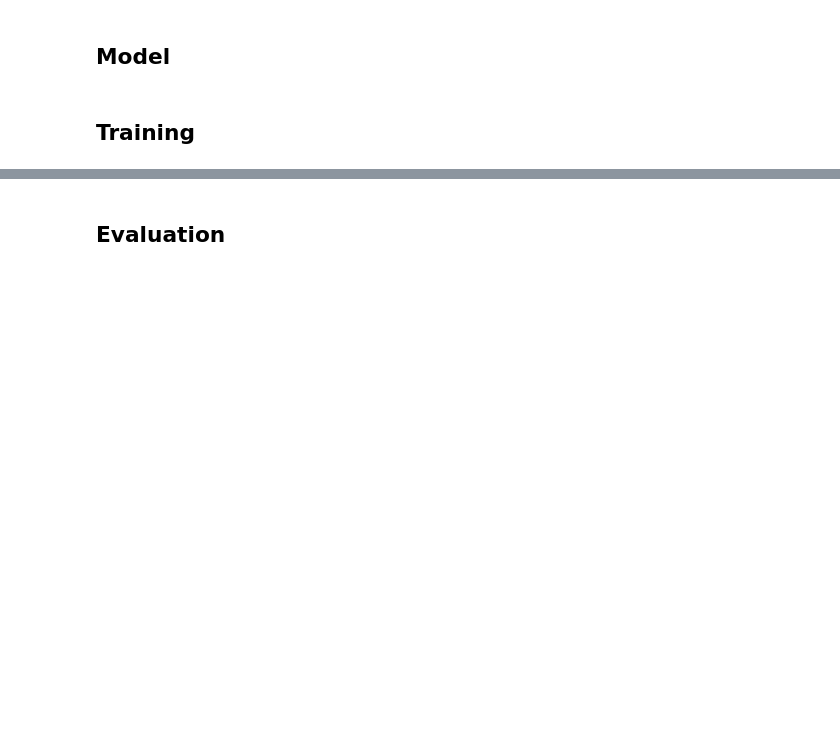
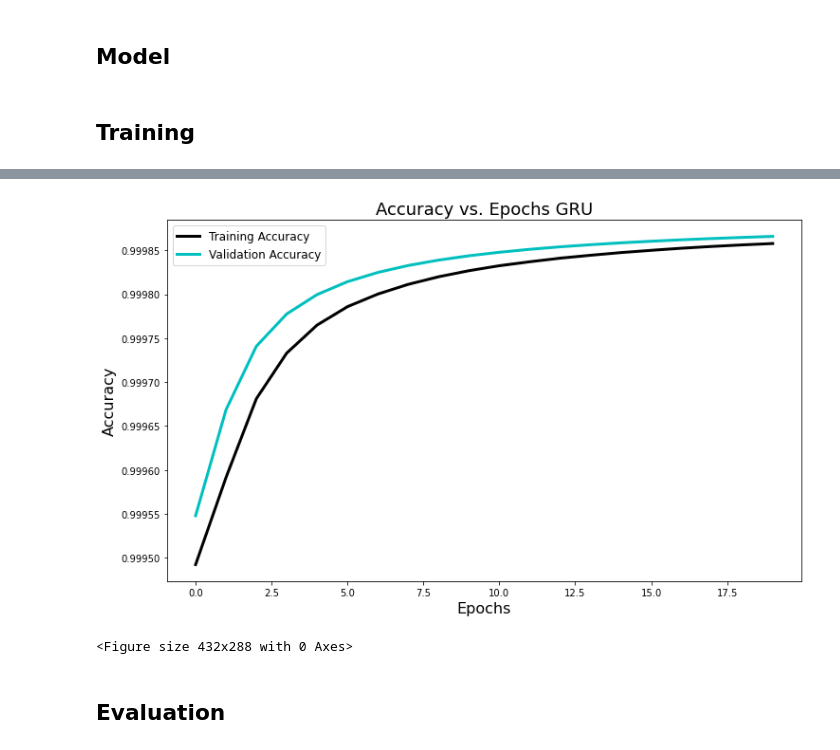
Before and after one commit to Assassinsarms/Disease-Prognosis-Prediction-using-Longitudinal-Electronic-Health-Records-and-Gated-Recurrent-Units, a Jupyter notebook: Aaron_Mir_INM706_Coursework.ipynb, the cells around one changed output, grey strips where cells are left out. Drawn from its saved outputs; the diff is of its cells as text; code cells hidden in the pictures; blank space fills up the shorter version.

```diff
--- a/Aaron_Mir_INM706_Coursework.ipynb
+++ b/Aaron_Mir_INM706_Coursework.ipynb
@@ -950,3 +954,16 @@ plt.show()
+# %%
+plt.figure(figsize=(12, 7))
+plt.plot(history_train_accuracy, 'k', linewidth=3.0, label='Training Accuracy')
+plt.plot(history_val_accuracy, 'c', linewidth=3.0, label='Validation Accuracy')
+plt.title('Accuracy vs. Epochs GRU', fontsize=18)
+plt.xlabel('Epochs', fontsize=16)
+plt.ylabel('Accuracy', fontsize=16)
+plt.legend(fontsize=12)
+plt.show()
+#plt.savefig('results/AccuracyvsEpochs.png')
+# %% [output]
+[figure, added]
+<Figure size 432x288 with 0 Axes>
 # %% [markdown]
 ## Evaluation
 # %%
```
Also changed, not shown: parts of 2 cells of this notebook, 3 other files.
